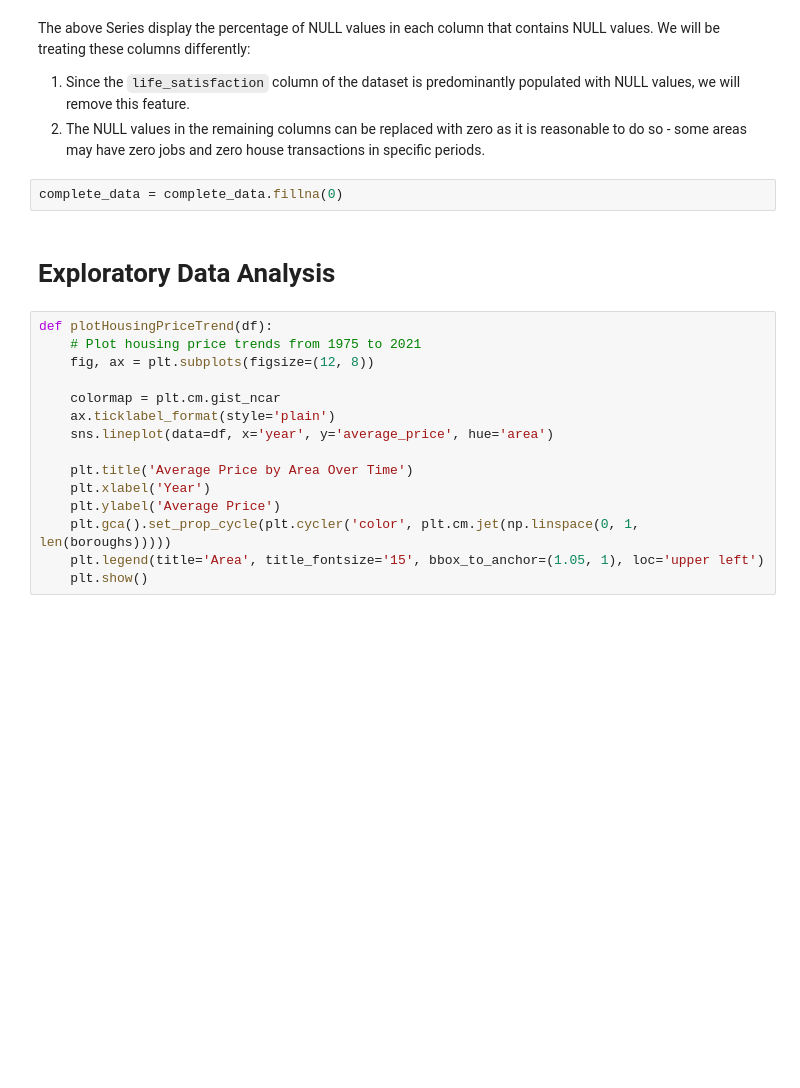
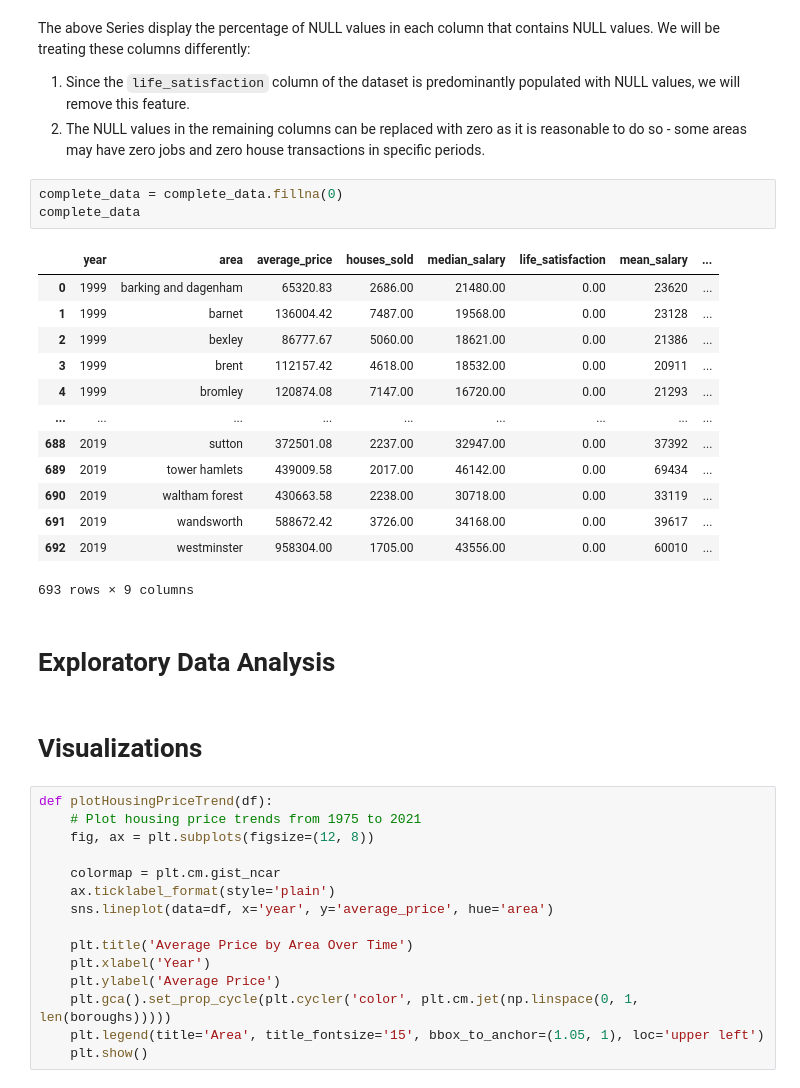
Before and after one commit to jhtkoo0426/uk-qol-analysis, a Jupyter notebook: uk-quality-of-life-analysis.ipynb, the cells around one changed output. Saved outputs shown, nothing was run; the diff lists cells and outputs as text; blank space fills up the shorter version.

```diff
--- a/uk-quality-of-life-analysis.ipynb
+++ b/uk-quality-of-life-analysis.ipynb
@@ -189,8 +190,25 @@ The above Series display the percentage of NULL values in each column that conta
 2. The NULL values in the remaining columns can be replaced with zero as it is reasonable to do so - some areas may have zero jobs and zero house transactions in specific periods.
 # %%
 complete_data = complete_data.fillna(0)
+complete_data
+# %% [output]
+|  | year | area | average_price | houses_sold | median_salary | life_satisfaction | mean_salary | ... |
+| 0 | 1999 | barking and dagenham | 65320.83 | 2686.00 | 21480.00 | 0.00 | 23620 | ... |
+| 1 | 1999 | barnet | 136004.42 | 7487.00 | 19568.00 | 0.00 | 23128 | ... |
+| 2 | 1999 | bexley | 86777.67 | 5060.00 | 18621.00 | 0.00 | 21386 | ... |
+| 3 | 1999 | brent | 112157.42 | 4618.00 | 18532.00 | 0.00 | 20911 | ... |
+| 4 | 1999 | bromley | 120874.08 | 7147.00 | 16720.00 | 0.00 | 21293 | ... |
+| ... | ... | ... | ... | ... | ... | ... | ... | ... |
+| 688 | 2019 | sutton | 372501.08 | 2237.00 | 32947.00 | 0.00 | 37392 | ... |
+| 689 | 2019 | tower hamlets | 439009.58 | 2017.00 | 46142.00 | 0.00 | 69434 | ... |
+| 690 | 2019 | waltham forest | 430663.58 | 2238.00 | 30718.00 | 0.00 | 33119 | ... |
+| 691 | 2019 | wandsworth | 588672.42 | 3726.00 | 34168.00 | 0.00 | 39617 | ... |
+| 692 | 2019 | westminster | 958304.00 | 1705.00 | 43556.00 | 0.00 | 60010 | ... |
+693 rows × 9 columns
 # %% [markdown]
 # Exploratory Data Analysis
+# %% [markdown]
+# Visualizations
 # %%
 def plotHousingPriceTrend(df):
     # Plot housing price trends from 1975 to 2021
```
Also changed, not shown: parts of 6 cells of this notebook.
